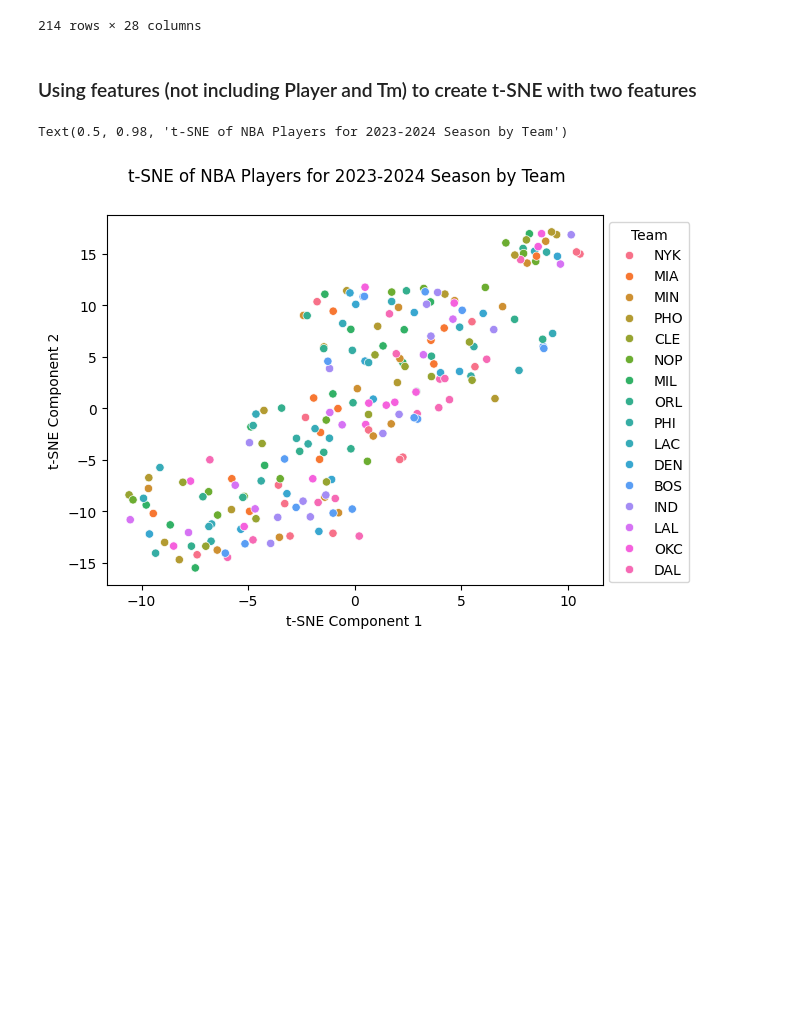
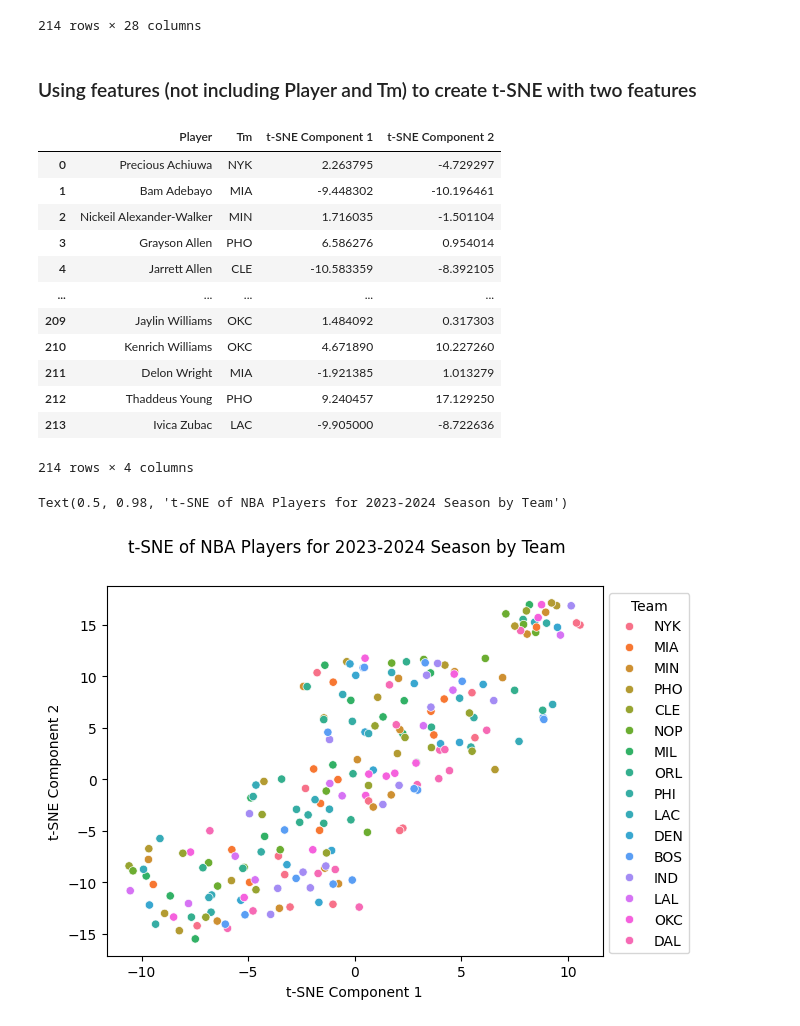
Before and after one commit to kjeeth04/NBA-pred, a Jupyter notebook: t-SNE.ipynb, the cells around one changed output. Drawn from its saved outputs; the diff is of its cells as text; code cells hidden in the pictures; blank space fills up the shorter version.

```diff
--- a/t-SNE.ipynb
+++ b/t-SNE.ipynb
@@ -27,9 +28,24 @@ df
 # %%
 #Initialize t-SNE model, transform the data, and turn resulting data into a dataframe
 tsne = TSNE(n_components=2, random_state=56)
 components = tsne.fit_transform(df.iloc[:, 3:])
 components = pd.concat([df[['Player', 'Tm']], pd.DataFrame(components)], axis=1)
 components = components.rename(columns={0: "t-SNE Component 1", 1: "t-SNE Component 2"})
+components
+# %% [output]
+|  | Player | Tm | t-SNE Component 1 | t-SNE Component 2 |
+| 0 | Precious Achiuwa | NYK | 2.263795 | -4.729297 |
+| 1 | Bam Adebayo | MIA | -9.448302 | -10.196461 |
+| 2 | Nickeil Alexander-Walker | MIN | 1.716035 | -1.501104 |
+| 3 | Grayson Allen | PHO | 6.586276 | 0.954014 |
+| 4 | Jarrett Allen | CLE | -10.583359 | -8.392105 |
+| ... | ... | ... | ... | ... |
+| 209 | Jaylin Williams | OKC | 1.484092 | 0.317303 |
+| 210 | Kenrich Williams | OKC | 4.671890 | 10.227260 |
+| 211 | Delon Wright | MIA | -1.921385 | 1.013279 |
+| 212 | Thaddeus Young | PHO | 9.240457 | 17.129250 |
+| 213 | Ivica Zubac | LAC | -9.905000 | -8.722636 |
+214 rows × 4 columns
 # %%
 sns.scatterplot(data = components, x = "t-SNE Component 1", y = "t-SNE Component 2", hue = 'Tm')
 plt.legend(title = 'Team', loc='upper left', bbox_to_anchor=(1, 1))
```
Also changed, not shown: parts of 6 cells of this notebook, 2 other files.
